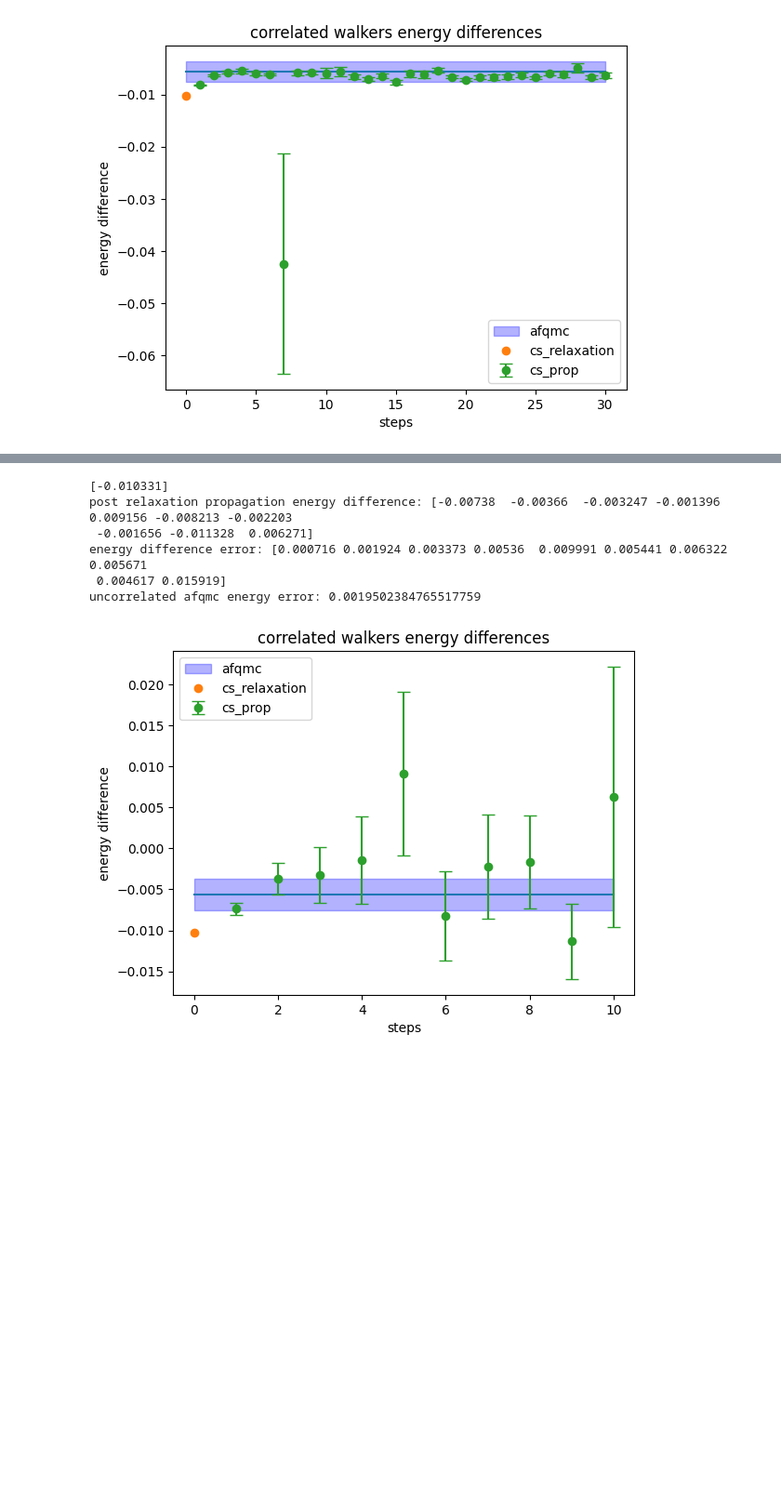
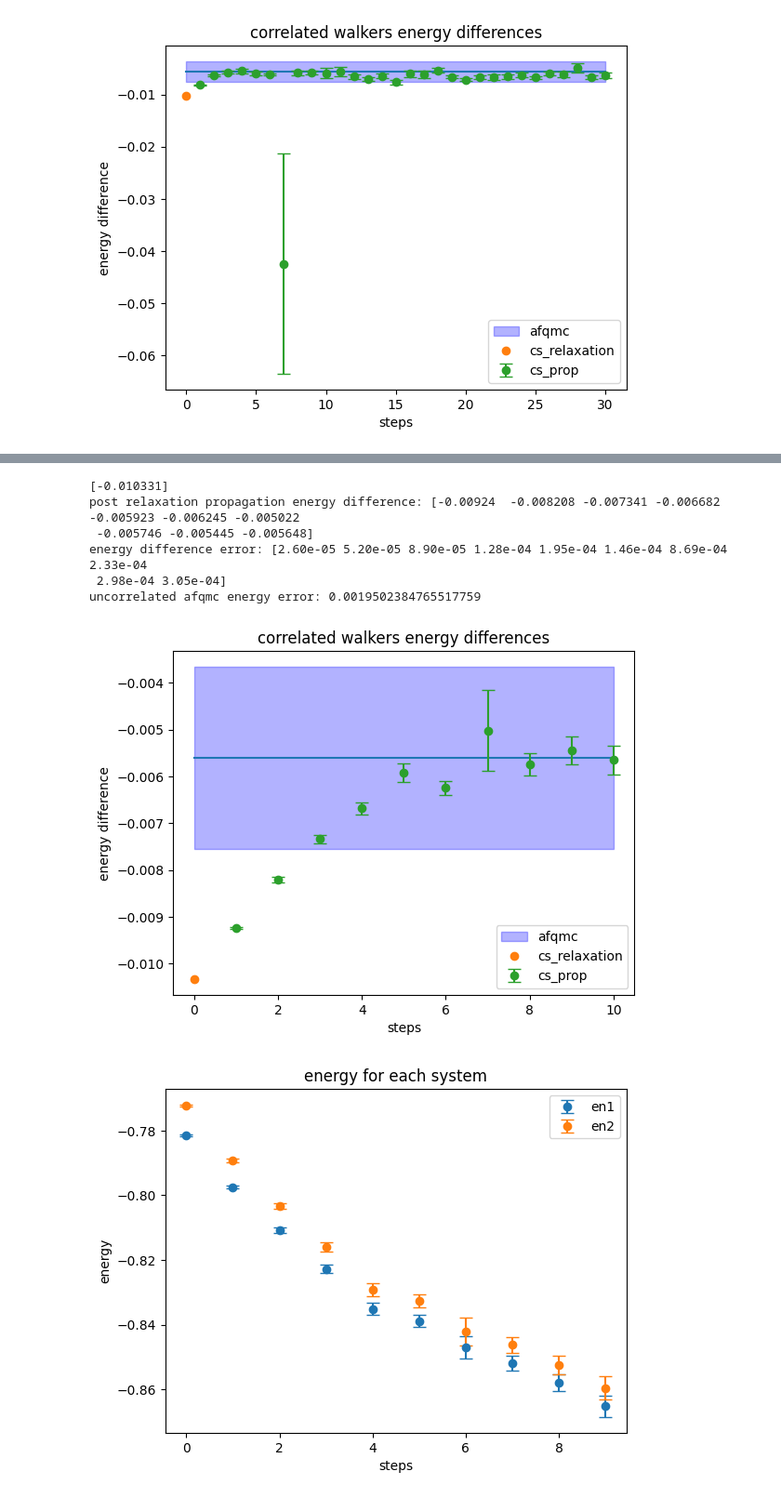
Before and after one commit to zh-yichi/cs_afqmc, a Jupyter notebook: ad_afqmc/corr_sample_test/h2/data_analysis.ipynb, the cells around one changed output, grey strips where cells are left out. Shown at 93% size. Drawn from its saved outputs; the diff is of its cells as text; code cells hidden in the pictures; blank space fills up the shorter version.

```diff
--- a/ad_afqmc/corr_sample_test/h2/data_analysis.ipynb
+++ b/ad_afqmc/corr_sample_test/h2/data_analysis.ipynb
@@ -473,17 +528,17 @@ rlx_data = '''
 
 prop_data = '''
 # step   system1_en      error           system2_en      error           energy_diff     error
-  1      -0.797252       0.000492        -0.789871       0.000531        -0.007380       0.000716
-  2      -0.822626       0.001187        -0.818966       0.001291        -0.003660       0.001924
-  3      -0.841409       0.001941        -0.838162       0.002793        -0.003247       0.003373
-  4      -0.853046       0.003060        -0.851650       0.004428        -0.001396       0.005360
-  5      -0.865438       0.004134        -0.874594       0.008788        0.009156        0.009991
-  6      -0.872882       0.004179        -0.864669       0.003741        -0.008213       0.005441
-  7      -0.868243       0.003808        -0.866040       0.004684        -0.002203       0.006322
-  8      -0.869513       0.002988        -0.867857       0.004903        -0.001656       0.005671
-  9      -0.871271       0.003262        -0.859944       0.003591        -0.011328       0.004617
-  10     -0.868618       0.002942        -0.874889       0.015268        0.006271        0.015919
-# total run time: 68.14
+  1      -0.781482       0.000238        -0.772242       0.000261        -0.009240       0.000026
+  2      -0.797480       0.000498        -0.789272       0.000542        -0.008208       0.000052
+  3      -0.810743       0.000802        -0.803402       0.000877        -0.007341       0.000089
+  4      -0.822741       0.001284        -0.816058       0.001395        -0.006682       0.000128
+  5      -0.835218       0.001874        -0.829295       0.002024        -0.005923       0.000195
+  6      -0.838928       0.001847        -0.832683       0.001949        -0.006245       0.000146
+  7      -0.847119       0.003453        -0.842097       0.004258        -0.005022       0.000869
+  8      -0.852021       0.002282        -0.846276       0.002406        -0.005746       0.000233
+  9      -0.857919       0.002691        -0.852474       0.002942        -0.005445       0.000298
+  10     -0.865201       0.003344        -0.859552       0.003573        -0.005648       0.000305
+# total run time: 24.86
 '''
 
 rlx_en_diff = []
@@ -508,35 +563,68 @@ for line in lines:
         if len(columns) > 6:
             prop_en_diff_err.append(columns[6])
 
 prop_en_diff = np.array(prop_en_diff,dtype='float32')
 print(f'post relaxation propagation energy difference: {prop_en_diff}')
 prop_en_diff_err = np.array(prop_en_diff_err,dtype='float32')
 print(f'energy difference error: {prop_en_diff_err}')
 
 rlx_steps = np.arange(len(rlx_en_diff))
 prop_steps = np.arange(len(rlx_en_diff),len(rlx_en_diff)+len(prop_en_diff))
 
 afqmc_en_diff = -0.005606581337333716
 afqmc_en_diff_err = 0.0019502384765517759
 print(f'uncorrelated afqmc energy error: {afqmc_en_diff_err}')
 x_steps = np.linspace(0,max(prop_steps),100)
 afqmc_en = np.array([afqmc_en_diff]*len(x_steps))
 afqmc_lw = afqmc_en-afqmc_en_diff_err
 afqmc_up = afqmc_en+afqmc_en_diff_err
 plt.plot(x_steps,afqmc_en)
 plt.fill_between(x_steps, afqmc_lw, afqmc_up, color='blue', alpha=0.3, label='afqmc')
 plt.plot(rlx_steps,rlx_en_diff,'o',label='cs_relaxation')
 plt.errorbar(prop_steps,prop_en_diff,yerr=prop_en_diff_err, fmt='o', capsize=5,label='cs_prop')
 plt.xlabel('steps')
 plt.ylabel('energy difference')
 plt.title('correlated walkers energy differences')
 plt.legend()
 plt.show()
+
+en1 = []
+err1 = []
+en2 = []
+err2 = []
+
+lines = prop_data.splitlines()
+for line in lines:
+    if not line.startswith("#"):
+        columns = line.split()
+        if len(columns) > 1:
+            en1.append(columns[1])
+        if len(columns) > 2:
+            err1.append(columns[2])
+        if len(columns) > 3:
+            en2.append(columns[3])
+        if len(columns) > 4:
+            err2.append(columns[4])
+
+en1 = np.array(en1,dtype='float32')
+err1 = np.array(err1,dtype='float32')
+en2 = np.array(en2,dtype='float32')
+err2 = np.array(err2,dtype='float32')
+prop_steps = np.arange(len(en1))
+
+plt.errorbar(prop_steps,en1,yerr=err1, fmt='o', capsize=5,label='en1')
+plt.errorbar(prop_steps,en2,yerr=err2, fmt='o', capsize=5,label='en2')
+plt.xlabel('steps')
+plt.ylabel('energy')
+plt.title('energy for each system')
+plt.legend()
+plt.show()
 # %% [output]
 [-0.010331]
-post relaxation propagation energy difference: [-0.00738  -0.00366  -0.003247 -0.001396  0.009156 -0.008213 -0.002203
- -0.001656 -0.011328  0.006271]
-energy difference error: [0.000716 0.001924 0.003373 0.00536  0.009991 0.005441 0.006322 0.005671
- 0.004617 0.015919]
+post relaxation propagation energy difference: [-0.00924  -0.008208 -0.007341 -0.006682 -0.005923 -0.006245 -0.005022
+ -0.005746 -0.005445 -0.005648]
+energy difference error: [2.60e-05 5.20e-05 8.90e-05 1.28e-04 1.95e-04 1.46e-04 8.69e-04 2.33e-04
+ 2.98e-04 3.05e-04]
 uncorrelated afqmc energy error: 0.0019502384765517759
-[figure, old version]
+[figure, new version]
+[figure, added]
```
Also changed, not shown: parts of 23 cells of this notebook, 17 other files.
